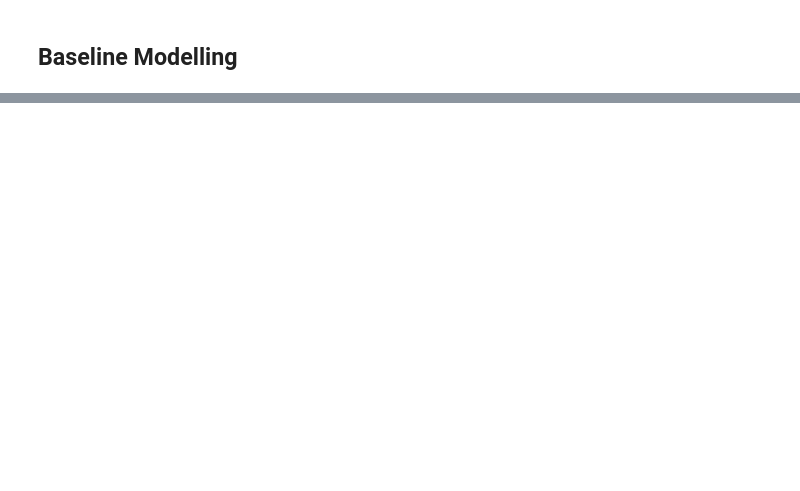
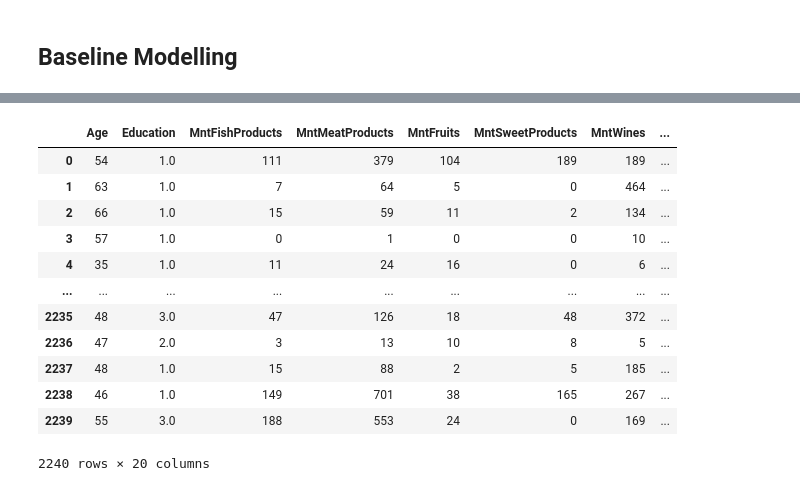
Before and after one commit to angelodelapaz/CustomerReesponsePredictionModel, a Jupyter notebook: copy1.ipynb, the cells around one changed output, grey strips where cells are left out. Saved outputs shown, nothing was run; the diff lists cells and outputs as text; code cells hidden in the pictures; blank space fills up the shorter version.

```diff
--- a/copy1.ipynb
+++ b/copy1.ipynb
@@ -166,0 +235,24 @@ X_train, X_test, y_train, y_test = train_test_split(X, y, test_size=0.3, random_
+# %%
+from sklearn.preprocessing import OrdinalEncoder
+X.loc[X['Marital_Status'] == 'Together', 'Marital_Status'] = 'Married'
+X.loc[X['Marital_Status'] == 'Widow', 'Marital_Status'] = 'Single'
+X.loc[X['Marital_Status'] == 'Alone', 'Marital_Status'] = 'Single'
+X.loc[X['Marital_Status'] == 'Absurd', 'Marital_Status'] = 'Single'
+X.loc[X['Marital_Status'] == 'YOLO', 'Marital_Status'] = 'Single'
+
+
+X.loc[X['Education'] == 'Graduation', 'Education'] = 'Bachelors'
+X.loc[X['Education'] == '2n Cycle', 'Education'] = 'Master'
+X.loc[X['Education'] == 'Basic', 'Education'] = 'High School'
+
+# Ordinal encode the Education column
+ordinal_encoder = OrdinalEncoder(categories=[['High School', 'Bachelors', 'Master', 'PhD']])
+X['Education'] = ordinal_encoder.fit_transform(X[['Education']])
+
+def one_hot_encode(data, column):
+    encoded = pd.get_dummies(data[column], drop_first= True)
+    data = data.drop(column, axis = 1)
+    data = data.join(encoded)
+    return data
+
+X = one_hot_encode(X, 'Marital_Status')
@@ -167,3 +261,19 @@ X_train, X_test, y_train, y_test = train_test_split(X, y, test_size=0.3, random_
+# %%
+X
+# %% [output]
+|  | Age | Education | MntFishProducts | MntMeatProducts | MntFruits | MntSweetProducts | MntWines | ... |
+| 0 | 54 | 1.0 | 111 | 379 | 104 | 189 | 189 | ... |
+| 1 | 63 | 1.0 | 7 | 64 | 5 | 0 | 464 | ... |
+| 2 | 66 | 1.0 | 15 | 59 | 11 | 2 | 134 | ... |
+| 3 | 57 | 1.0 | 0 | 1 | 0 | 0 | 10 | ... |
+| 4 | 35 | 1.0 | 11 | 24 | 16 | 0 | 6 | ... |
+| ... | ... | ... | ... | ... | ... | ... | ... | ... |
+| 2235 | 48 | 3.0 | 47 | 126 | 18 | 48 | 372 | ... |
+| 2236 | 47 | 2.0 | 3 | 13 | 10 | 8 | 5 | ... |
+| 2237 | 48 | 1.0 | 15 | 88 | 2 | 5 | 185 | ... |
+| 2238 | 46 | 1.0 | 149 | 701 | 38 | 165 | 267 | ... |
+| 2239 | 55 | 3.0 | 188 | 553 | 24 | 0 | 169 | ... |
+2240 rows × 20 columns
 # %%
 scaler = StandardScaler()
 X_train = scaler.fit_transform(X_train)
```
Also changed, not shown: parts of 14 cells of this notebook.
